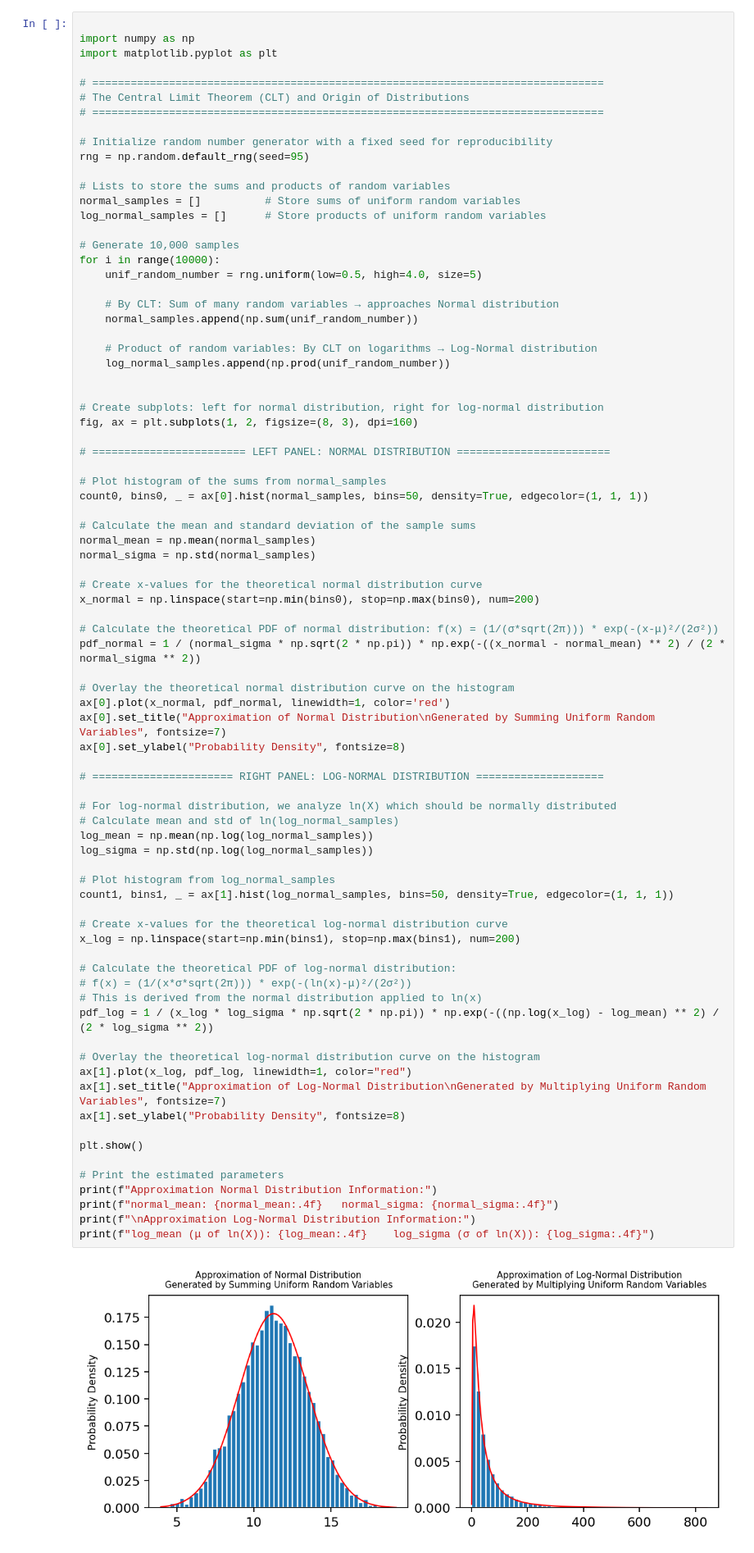
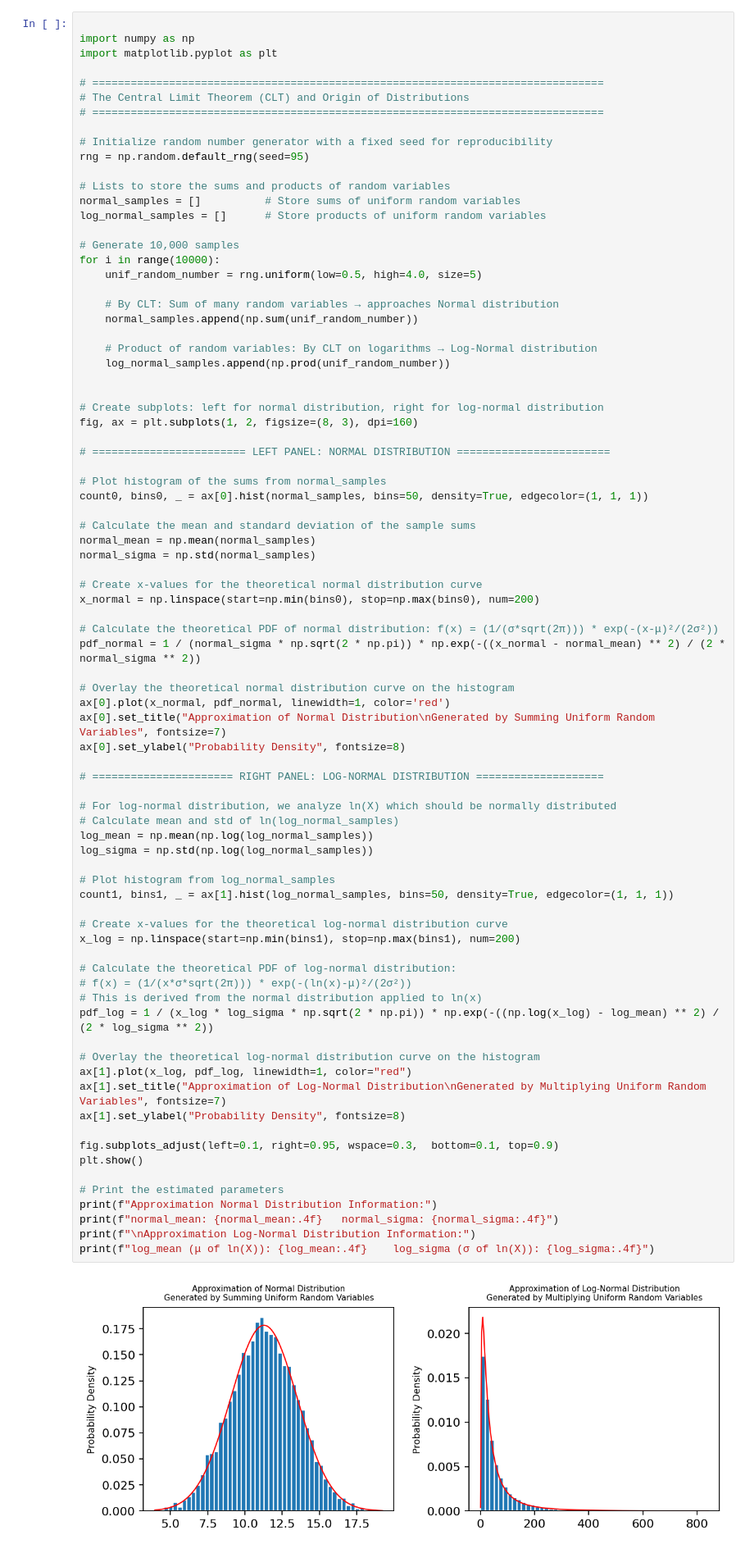
Before and after one commit to hexiongwu1995/VS-Code, a Jupyter notebook: Central Limit Theorem.ipynb, the cells around one changed output. Shown at 82% size. Drawn from its saved outputs; the diff is of its cells as text.

```diff
--- a/Central Limit Theorem.ipynb
+++ b/Central Limit Theorem.ipynb
@@ -72,34 +72,35 @@ ax[0].set_ylabel("Probability Density", fontsize=8)
 
 # For log-normal distribution, we analyze ln(X) which should be normally distributed
 # Calculate mean and std of ln(log_normal_samples)
 log_mean = np.mean(np.log(log_normal_samples))
 log_sigma = np.std(np.log(log_normal_samples))
 
 # Plot histogram from log_normal_samples
 count1, bins1, _ = ax[1].hist(log_normal_samples, bins=50, density=True, edgecolor=(1, 1, 1))
 
 # Create x-values for the theoretical log-normal distribution curve
 x_log = np.linspace(start=np.min(bins1), stop=np.max(bins1), num=200)
 
 # Calculate the theoretical PDF of log-normal distribution:
 # f(x) = (1/(x*σ*sqrt(2π))) * exp(-(ln(x)-μ)²/(2σ²))
 # This is derived from the normal distribution applied to ln(x)
 pdf_log = 1 / (x_log * log_sigma * np.sqrt(2 * np.pi)) * np.exp(-((np.log(x_log) - log_mean) ** 2) / (2 * log_sigma ** 2))
 
 # Overlay the theoretical log-normal distribution curve on the histogram
 ax[1].plot(x_log, pdf_log, linewidth=1, color="red")
 ax[1].set_title("Approximation of Log-Normal Distribution\nGenerated by Multiplying Uniform Random Variables", fontsize=7)
 ax[1].set_ylabel("Probability Density", fontsize=8)
 
+fig.subplots_adjust(left=0.1, right=0.95, wspace=0.3,  bottom=0.1, top=0.9)
 plt.show()
 
 # Print the estimated parameters
 print(f"Approximation Normal Distribution Information:")
 print(f"normal_mean: {normal_mean:.4f}   normal_sigma: {normal_sigma:.4f}")
 print(f"\nApproximation Log-Normal Distribution Information:")
 print(f"log_mean (μ of ln(X)): {log_mean:.4f}    log_sigma (σ of ln(X)): {log_sigma:.4f}")
 # %% [output]
-[figure, old version]
+[figure, new version]
 Approximation Normal Distribution Information:
 normal_mean: 11.2751   normal_sigma: 2.2371
 
```
Also changed, not shown: 1 other file.
